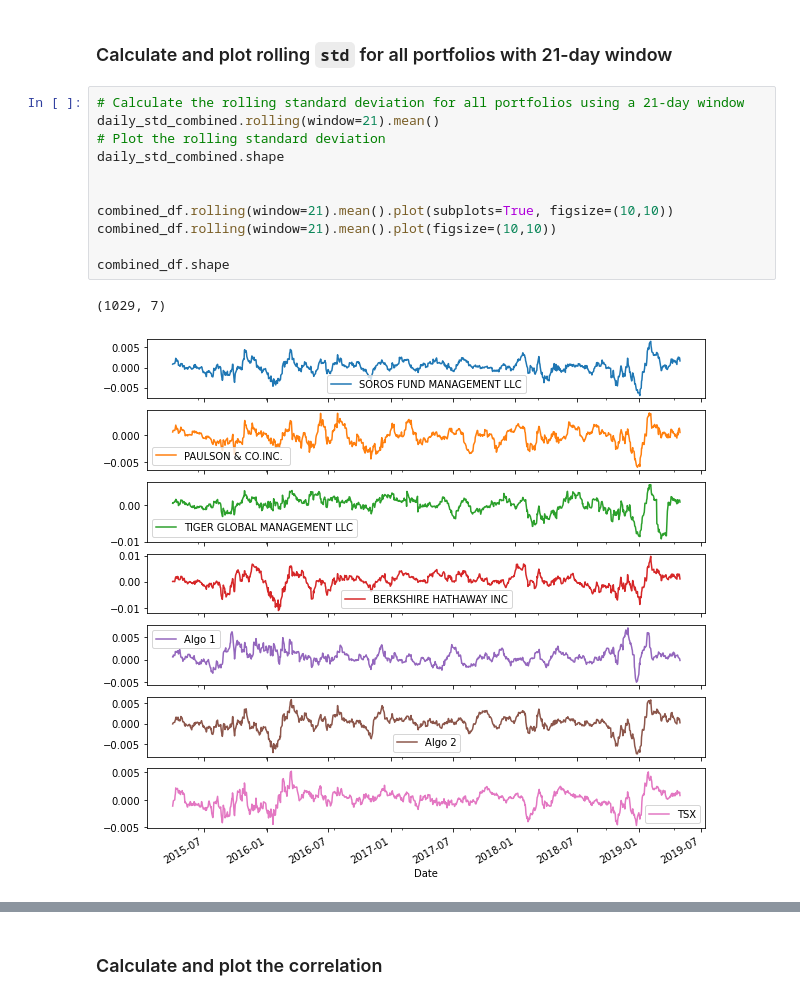
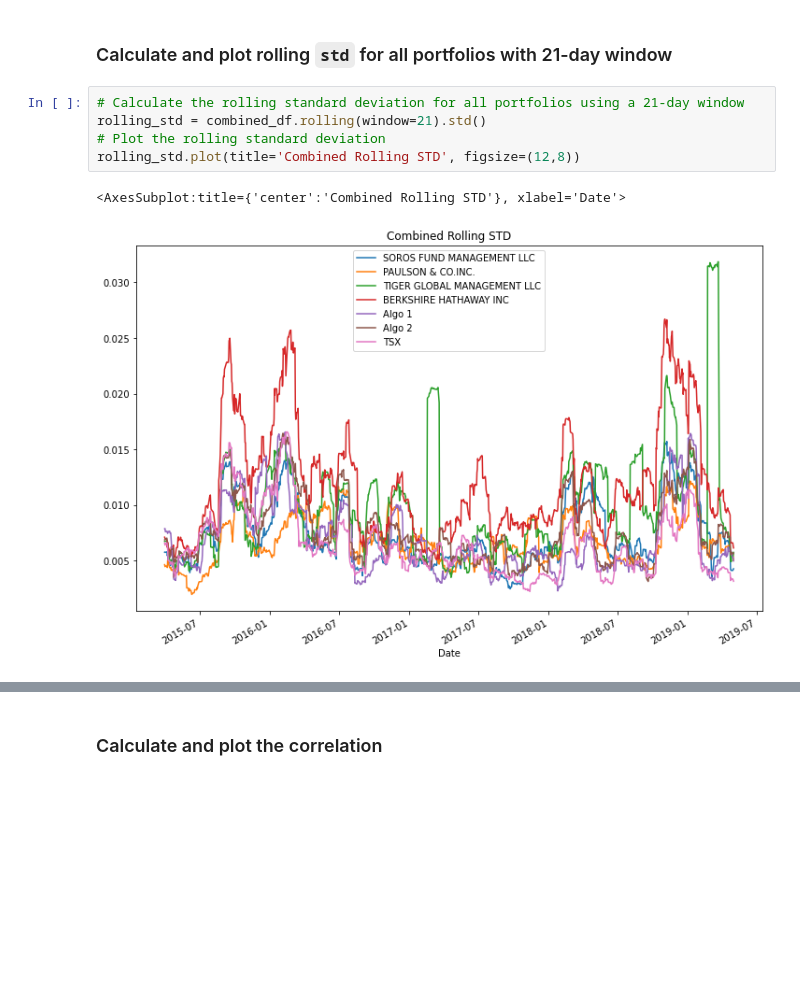
Before and after one commit to keanumanson/Pandas-Homework, a Jupyter notebook: whale_analysis.ipynb, the cells around one changed output, grey strips where cells are left out. Cells and saved outputs as stored; diff of their text form; blank space fills up the shorter version.

```diff
--- a/whale_analysis.ipynb
+++ b/whale_analysis.ipynb
@@ -312,15 +304,9 @@ Risk changes over time. Analyze the rolling statistics for Risk and Beta.
 ### Calculate and plot rolling `std` for all portfolios with 21-day window
 # %%
 # Calculate the rolling standard deviation for all portfolios using a 21-day window
-daily_std_combined.rolling(window=21).mean()
+rolling_std = combined_df.rolling(window=21).std()
 # Plot the rolling standard deviation
-daily_std_combined.shape
-
-
-combined_df.rolling(window=21).mean().plot(subplots=True, figsize=(10,10))
-combined_df.rolling(window=21).mean().plot(figsize=(10,10))
-
-combined_df.shape
+rolling_std.plot(title='Combined Rolling STD', figsize=(12,8))
 # %% [output]
-(1029, 7)
+<AxesSubplot:title={'center':'Combined Rolling STD'}, xlabel='Date'>
-[figure, old version]
+[figure, new version]
```
Also changed, not shown: parts of 33 cells of this notebook, 7 other files.
